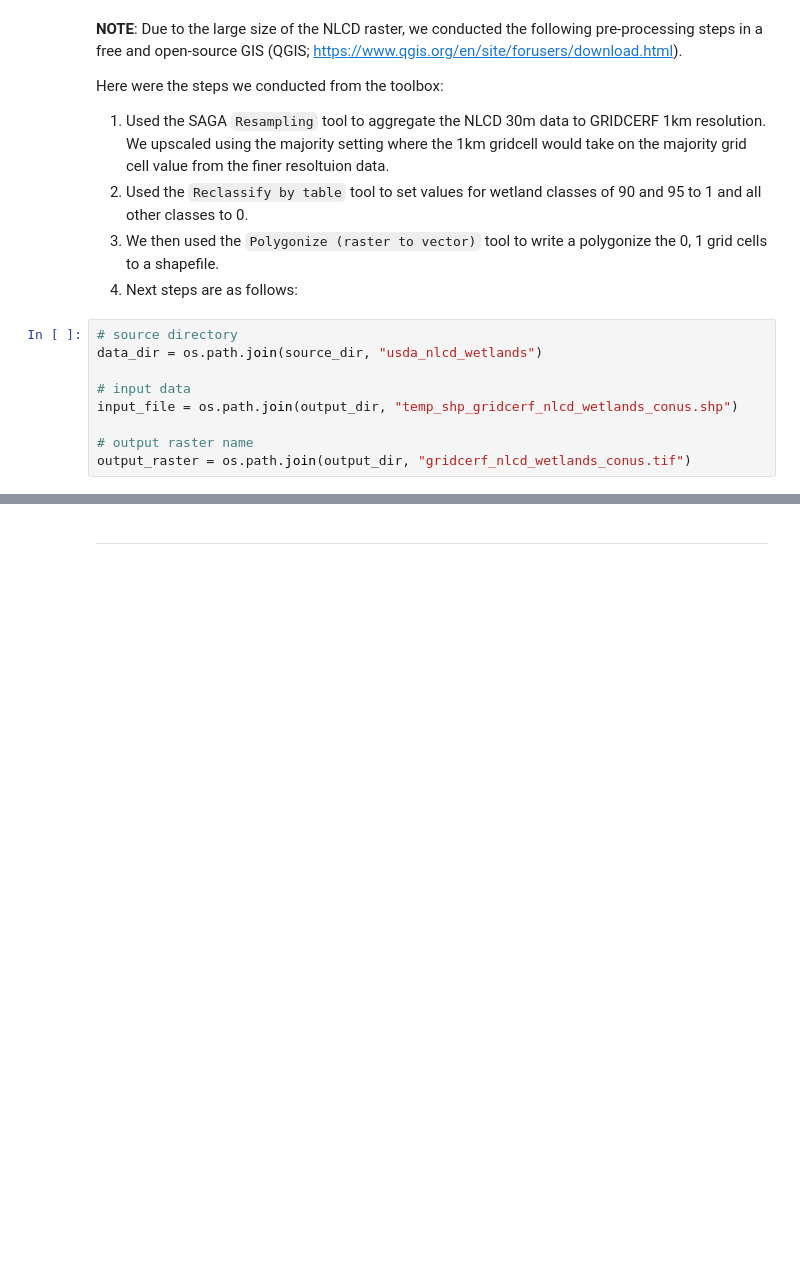
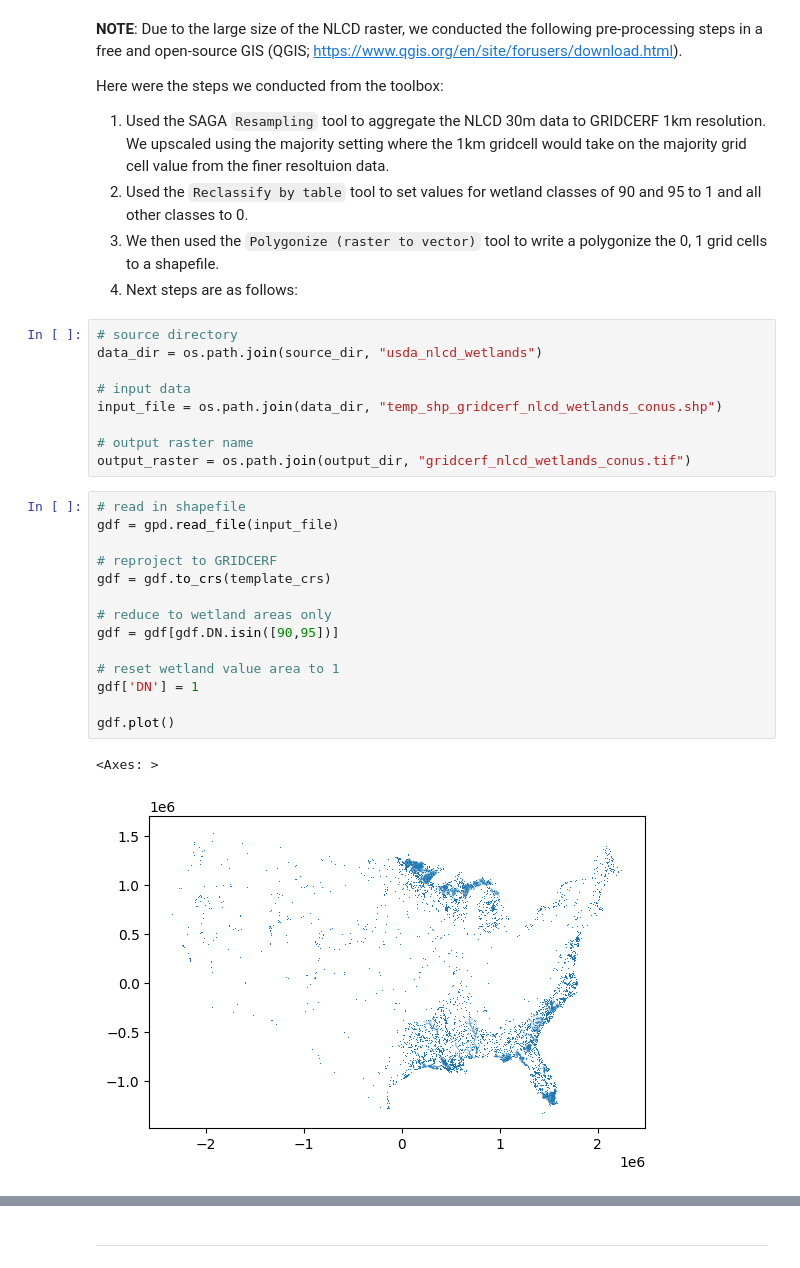
Before and after one commit to IMMM-SFA/gridcerf, a Jupyter notebook: notebooks/build_common_suitability.ipynb, the cells around one changed output, grey strips where cells are left out. Saved outputs shown, nothing was run; the diff lists cells and outputs as text; blank space fills up the shorter version.

```diff
--- a/notebooks/build_common_suitability.ipynb
+++ b/notebooks/build_common_suitability.ipynb
@@ -628,8 +624,25 @@ Here were the steps we conducted from the toolbox:
 data_dir = os.path.join(source_dir, "usda_nlcd_wetlands")
 
 # input data
-input_file = os.path.join(output_dir, "temp_shp_gridcerf_nlcd_wetlands_conus.shp")
+input_file = os.path.join(data_dir, "temp_shp_gridcerf_nlcd_wetlands_conus.shp")
 
 # output raster name
 output_raster = os.path.join(output_dir, "gridcerf_nlcd_wetlands_conus.tif")
+# %%
+# read in shapefile
+gdf = gpd.read_file(input_file)
+
+# reproject to GRIDCERF
+gdf = gdf.to_crs(template_crs)
+
+# reduce to wetland areas only
+gdf = gdf[gdf.DN.isin([90,95])]
+
+# reset wetland value area to 1
+gdf['DN'] = 1
+
+gdf.plot()
+# %% [output]
+<Axes: >
+[figure, added]
 # %%
```
Also changed, not shown: parts of 3 cells of this notebook.
